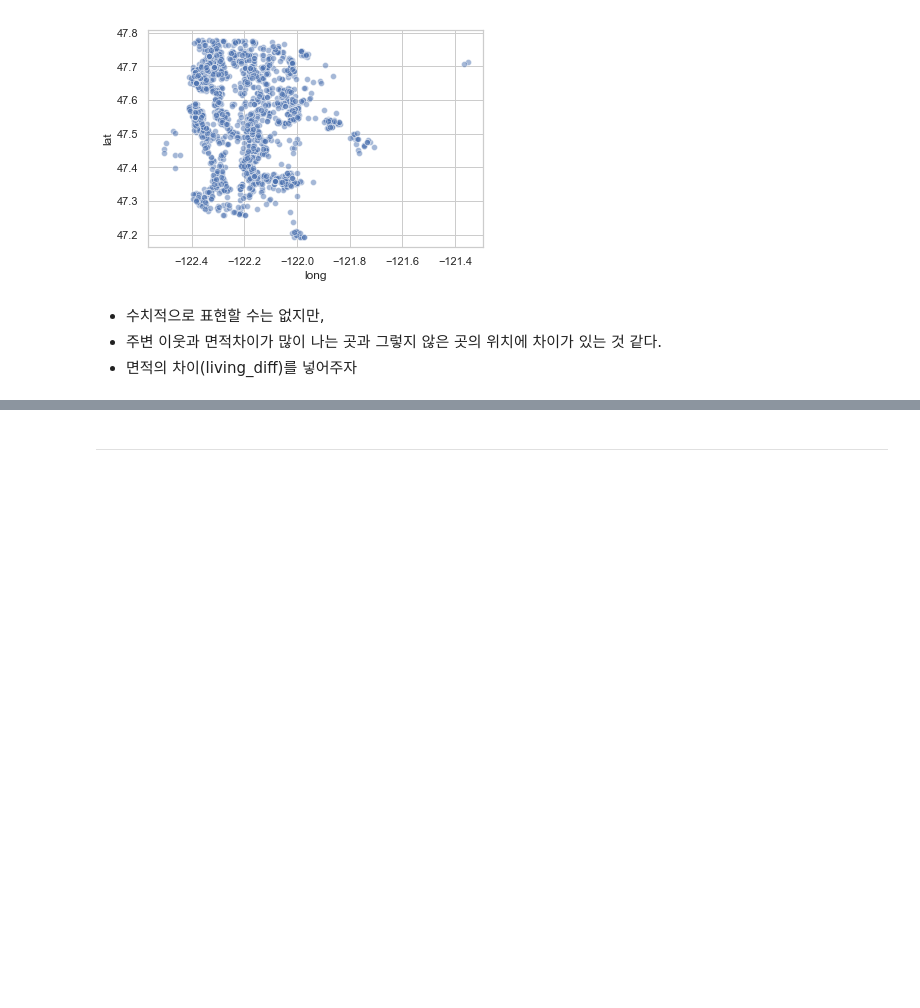
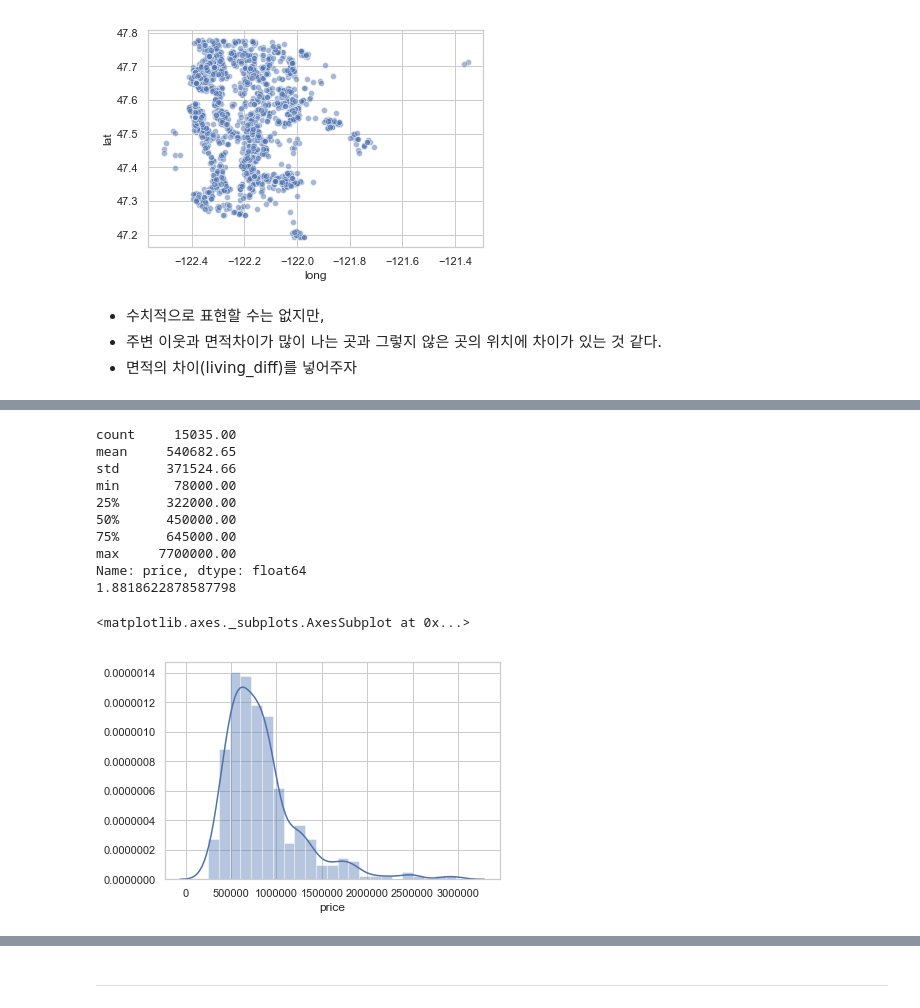
Before and after one commit to Junhojuno/everyday-kaggle, a Jupyter notebook: houseprice_prediction/code/Lets-EDA-it.ipynb, the cells around one changed output, grey strips where cells are left out. Cells and saved outputs as stored; diff of their text form; code cells hidden in the pictures; blank space fills up the shorter version.

```diff
--- a/houseprice_prediction/code/Lets-EDA-it.ipynb
+++ b/houseprice_prediction/code/Lets-EDA-it.ipynb
@@ -1472,0 +1506,18 @@ sns.scatterplot(x='long', y='lat', data=df_train[df_train['living_diff'] == 0],
+# %%
+# zipcode 98006의 집값 분포
+print(df_train.price.describe())
+print(sp.stats.skew(df_train[df_train.zipcode==98006].price))
+sns.distplot(df_train[df_train.zipcode==98006].price)
+# %% [output]
+count     15035.00
+mean     540682.65
+std      371524.66
+min       78000.00
+25%      322000.00
+50%      450000.00
+75%      645000.00
+max     7700000.00
+Name: price, dtype: float64
+1.8818622878587798
+<matplotlib.axes._subplots.AxesSubplot at 0x...>
+[figure, added]
```
Also changed, not shown: parts of 42 cells of this notebook.
